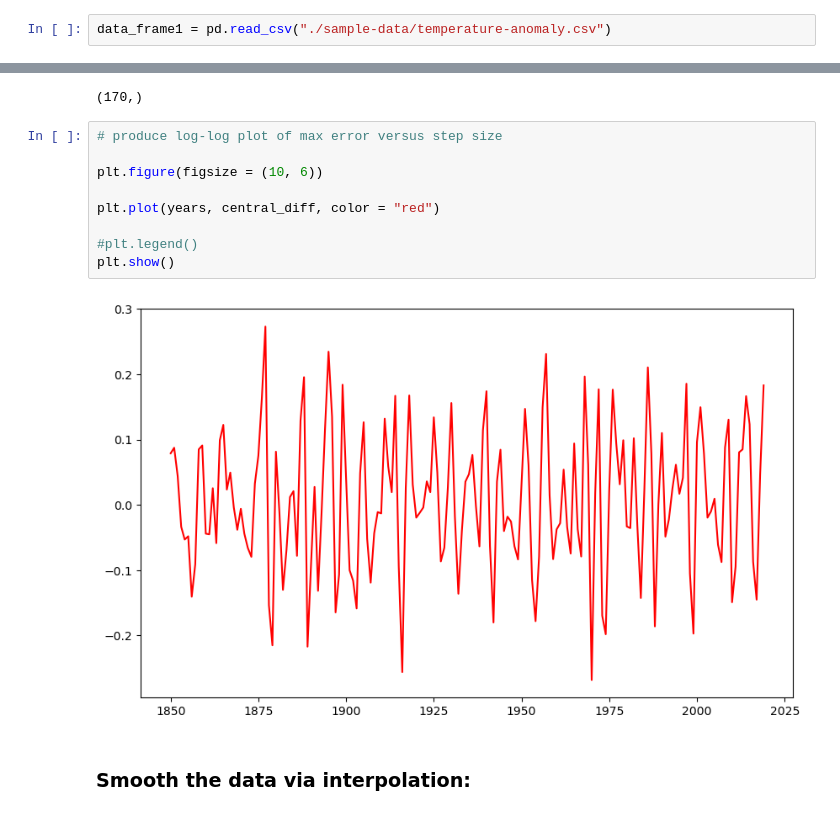
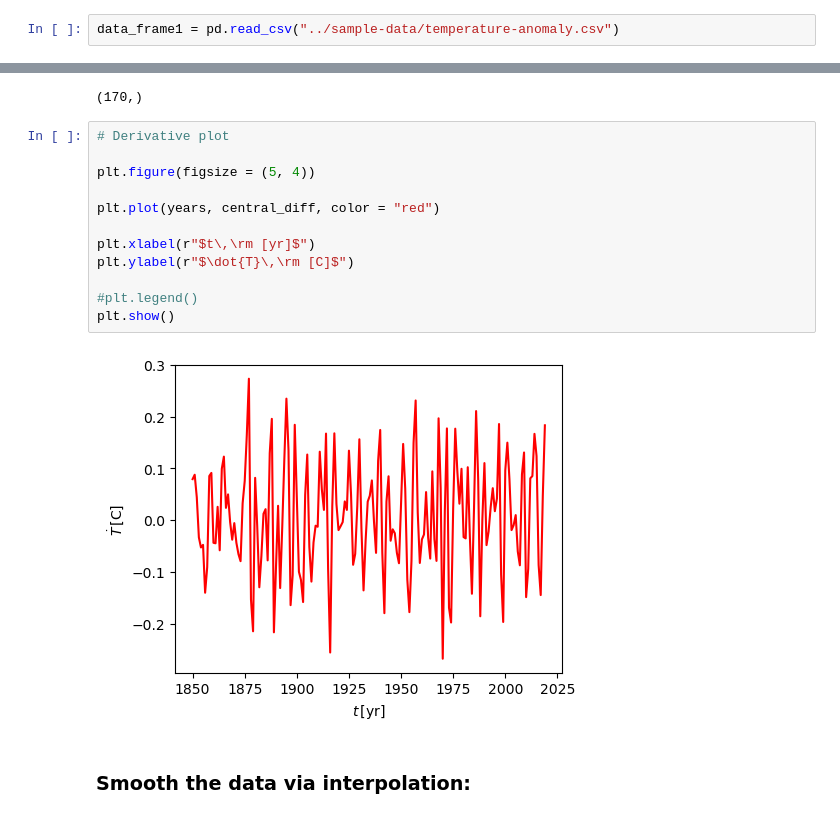
Before and after one commit to wbandabarragan/computational-physics-1, a Jupyter notebook: unit-3/303-derivatives-with-numpy.ipynb, the cells around one changed output, grey strips where cells are left out. Saved outputs shown, nothing was run; the diff lists cells and outputs as text.

```diff
--- a/unit-3/303-derivatives-with-numpy.ipynb
+++ b/unit-3/303-derivatives-with-numpy.ipynb
@@ -204,7 +201,7 @@ plt.show()
 # %%
 import pandas as pd
 # %%
-data_frame1 = pd.read_csv("./sample-data/temperature-anomaly.csv")
+data_frame1 = pd.read_csv("../sample-data/temperature-anomaly.csv")
 # %%
 #print(data_frame1)
 # %%
@@ -248,16 +250,19 @@ print(central_diff.shape)
 # %% [output]
 (170,)
 # %%
-# produce log-log plot of max error versus step size
+# Derivative plot
 
-plt.figure(figsize = (10, 6))
+plt.figure(figsize = (5, 4))
 
 plt.plot(years, central_diff, color = "red")
 
+plt.xlabel(r"$t\,\rm [yr]$")
+plt.ylabel(r"$\dot{T}\,\rm [C]$")
+
 #plt.legend()
 plt.show()
 # %% [output]
-[figure, old version]
+[figure, new version]
 # %% [markdown]
 ### Smooth the data via interpolation:
 # %%
```
Also changed, not shown: parts of 10 cells of this notebook, 37 other files.
